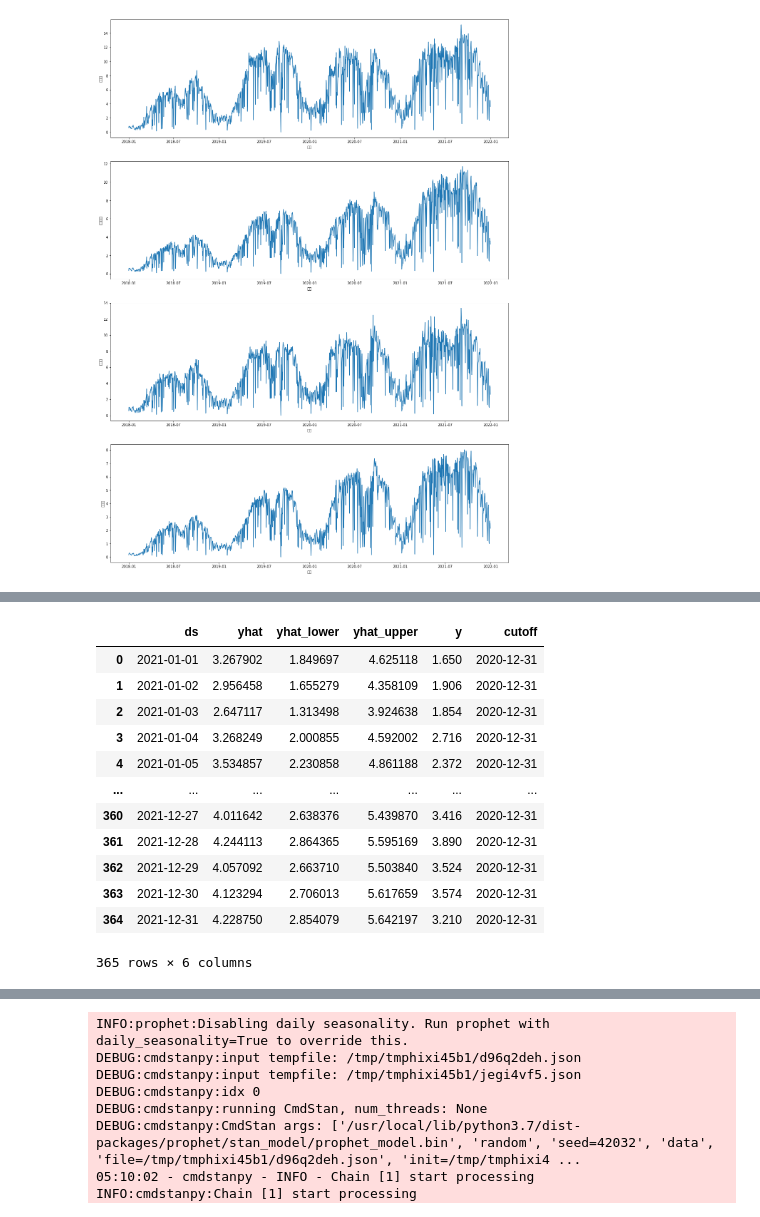
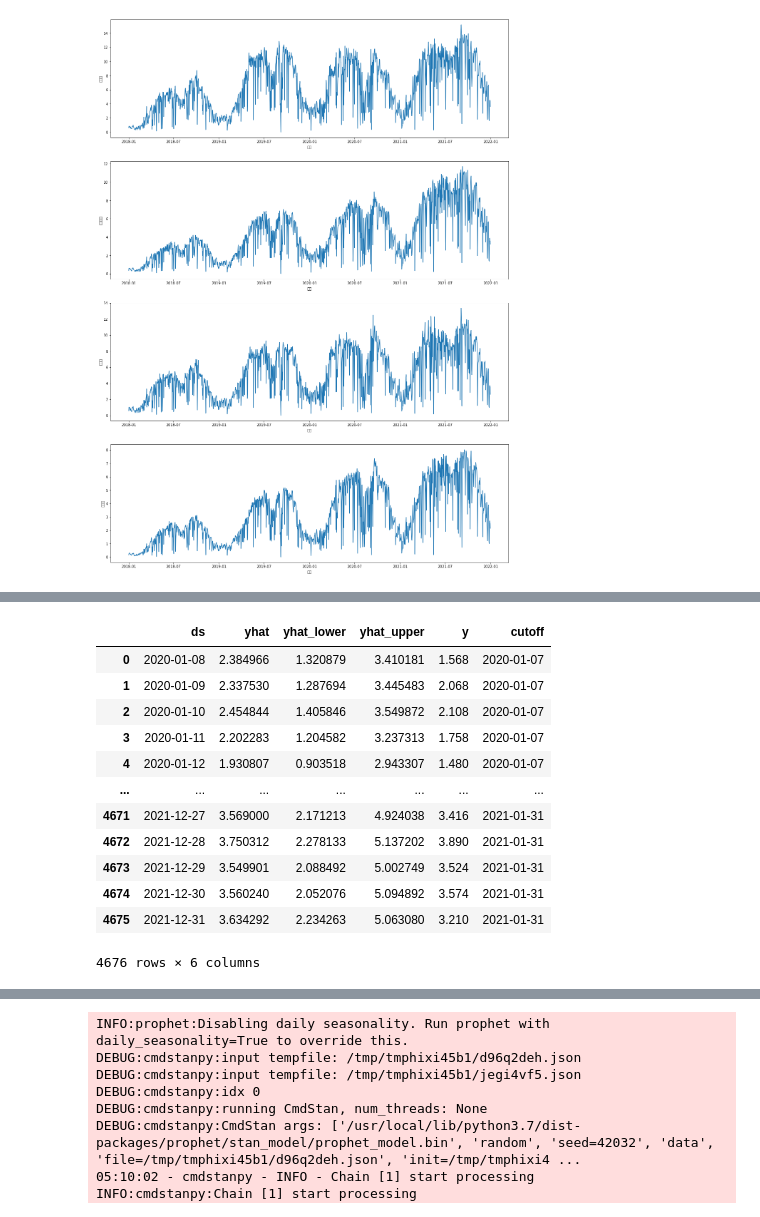
Before and after one commit to jjooki/TIL, a Jupyter notebook: bike.ipynb, the cells around one changed output, grey strips where cells are left out. Cells and saved outputs as stored; diff of their text form; code cells hidden in the pictures.

```diff
--- a/bike.ipynb
+++ b/bike.ipynb
@@ -3,22 +30,26 @@
 # %%
+import os
+import warnings
+warnings.filterwarnings(action='ignore')
+
 from prophet import Prophet
 from prophet.diagnostics import cross_validation
 from prophet.diagnostics import performance_metrics
 from prophet.plot import plot_cross_validation_metric
 
-
 import itertools
 import numpy as np
 import pandas as pd
-import os
 import holidays
+from pathlib import Path
 
-train = pd.read_csv('/content/drive/MyDrive/dacon/data/bike/train.csv')
-submission = pd.read_csv('/content/drive/MyDrive/dacon/data/bike/sample_submission.csv')
-save_path = '/content/drive/MyDrive/dacon/'
+base_path = Path('__file__').resolve().parent
+train = pd.read_csv(base_path / 'data/train.csv')
+submission = pd.read_csv(base_path / 'data/sample_submission.csv')
 
 train['일시'] = pd.to_datetime(train['일시'], format='%Y%m%d')
 regions = ['광진구', '동대문구', '성동구', '중랑구']
+metric = 'mae'
 
 train
 # %% [output]
@@ -99,7 +121,11 @@ df['ds'] = train['일시']
 df['y'] = train['동대문구']
 model.fit(df)
 
-df_cv = cross_validation(model, horizon = '365 days', parallel="processes")
+df_cv = cross_validation(model,
+                         initial='730 days',
+                         period='30 days',
+                         horizon='334 days',
+                         parallel="processes")
 df_cv
 # %% [output]
 INFO:prophet:Disabling daily seasonality. Run prophet with daily_seasonality=True to override this.
@@ -122,13 +148,13 @@ INFO:cmdstanpy:Chain [1] done processing
 |  | ds | yhat | yhat_lower | yhat_upper | y | cutoff |
-| 0 | 2021-01-01 | 3.267902 | 1.849697 | 4.625118 | 1.650 | 2020-12-31 |
-| 1 | 2021-01-02 | 2.956458 | 1.655279 | 4.358109 | 1.906 | 2020-12-31 |
-| 2 | 2021-01-03 | 2.647117 | 1.313498 | 3.924638 | 1.854 | 2020-12-31 |
-| 3 | 2021-01-04 | 3.268249 | 2.000855 | 4.592002 | 2.716 | 2020-12-31 |
-| 4 | 2021-01-05 | 3.534857 | 2.230858 | 4.861188 | 2.372 | 2020-12-31 |
+| 0 | 2020-01-08 | 2.384966 | 1.320879 | 3.410181 | 1.568 | 2020-01-07 |
+| 1 | 2020-01-09 | 2.337530 | 1.287694 | 3.445483 | 2.068 | 2020-01-07 |
+| 2 | 2020-01-10 | 2.454844 | 1.405846 | 3.549872 | 2.108 | 2020-01-07 |
+| 3 | 2020-01-11 | 2.202283 | 1.204582 | 3.237313 | 1.758 | 2020-01-07 |
+| 4 | 2020-01-12 | 1.930807 | 0.903518 | 2.943307 | 1.480 | 2020-01-07 |
 | ... | ... | ... | ... | ... | ... | ... |
-| 360 | 2021-12-27 | 4.011642 | 2.638376 | 5.439870 | 3.416 | 2020-12-31 |
-| 361 | 2021-12-28 | 4.244113 | 2.864365 | 5.595169 | 3.890 | 2020-12-31 |
-| 362 | 2021-12-29 | 4.057092 | 2.663710 | 5.503840 | 3.524 | 2020-12-31 |
-| 363 | 2021-12-30 | 4.123294 | 2.706013 | 5.617659 | 3.574 | 2020-12-31 |
-| 364 | 2021-12-31 | 4.228750 | 2.854079 | 5.642197 | 3.210 | 2020-12-31 |
+| 4671 | 2021-12-27 | 3.569000 | 2.171213 | 4.924038 | 3.416 | 2021-01-31 |
+| 4672 | 2021-12-28 | 3.750312 | 2.278133 | 5.137202 | 3.890 | 2021-01-31 |
+| 4673 | 2021-12-29 | 3.549901 | 2.088492 | 5.002749 | 3.524 | 2021-01-31 |
+| 4674 | 2021-12-30 | 3.560240 | 2.052076 | 5.094892 | 3.574 | 2021-01-31 |
+| 4675 | 2021-12-31 | 3.634292 | 2.234263 | 5.063080 | 3.210 | 2021-01-31 |
-365 rows × 6 columns
+4676 rows × 6 columns
```
Also changed, not shown: parts of 21 cells of this notebook.
